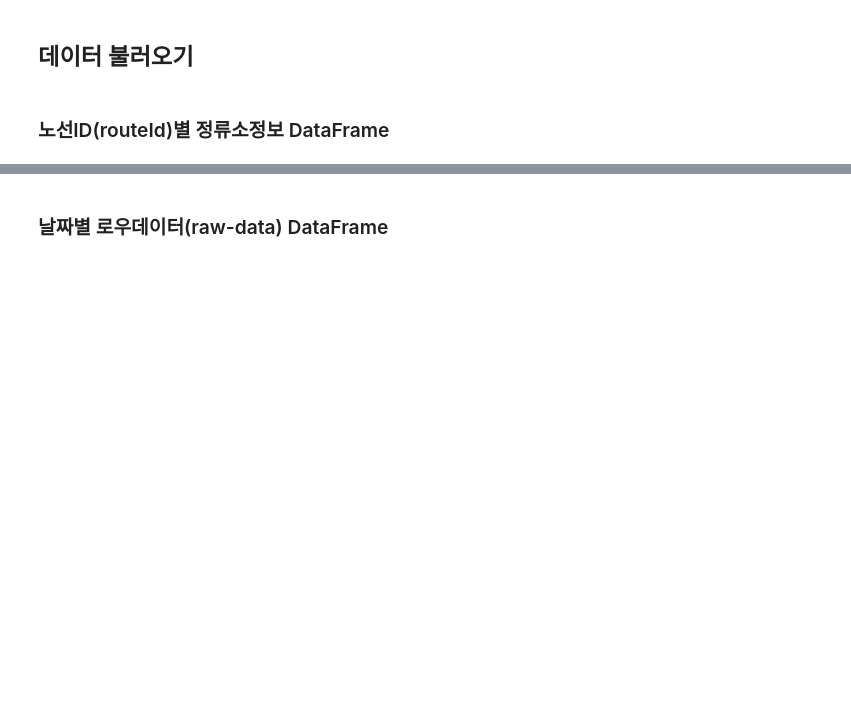
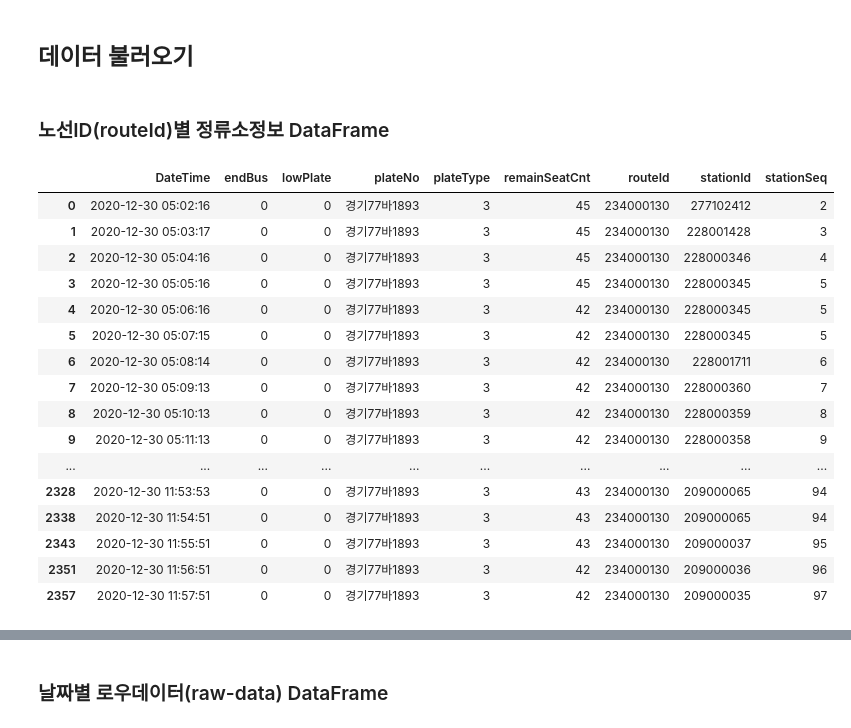
Before and after one commit to jongphago/Data-Structure-Project, a Jupyter notebook: BTTA_MakeTimeTable.ipynb, the cells around one changed output, grey strips where cells are left out. Drawn from its saved outputs; the diff is of its cells as text; code cells hidden in the pictures; blank space fills up the shorter version.

```diff
--- a/BTTA_MakeTimeTable.ipynb
+++ b/BTTA_MakeTimeTable.ipynb
@@ -323,0 +331,21 @@ rangeIndex = makeRangeIndex(station_df)
+# %%
+plateNo = "경기77바1893"
+_df[_df['plateNo']==plateNo].sort_values('DateTime')
+# %% [output]
+|  | DateTime | endBus | lowPlate | plateNo | plateType | remainSeatCnt | routeId | stationId | stationSeq |
+| 0 | 2020-12-30 05:02:16 | 0 | 0 | 경기77바1893 | 3 | 45 | 234000130 | 277102412 | 2 |
+| 1 | 2020-12-30 05:03:17 | 0 | 0 | 경기77바1893 | 3 | 45 | 234000130 | 228001428 | 3 |
+| 2 | 2020-12-30 05:04:16 | 0 | 0 | 경기77바1893 | 3 | 45 | 234000130 | 228000346 | 4 |
+| 3 | 2020-12-30 05:05:16 | 0 | 0 | 경기77바1893 | 3 | 45 | 234000130 | 228000345 | 5 |
+| 4 | 2020-12-30 05:06:16 | 0 | 0 | 경기77바1893 | 3 | 42 | 234000130 | 228000345 | 5 |
+| 5 | 2020-12-30 05:07:15 | 0 | 0 | 경기77바1893 | 3 | 42 | 234000130 | 228000345 | 5 |
+| 6 | 2020-12-30 05:08:14 | 0 | 0 | 경기77바1893 | 3 | 42 | 234000130 | 228001711 | 6 |
+| 7 | 2020-12-30 05:09:13 | 0 | 0 | 경기77바1893 | 3 | 42 | 234000130 | 228000360 | 7 |
+| 8 | 2020-12-30 05:10:13 | 0 | 0 | 경기77바1893 | 3 | 42 | 234000130 | 228000359 | 8 |
+| 9 | 2020-12-30 05:11:13 | 0 | 0 | 경기77바1893 | 3 | 42 | 234000130 | 228000358 | 9 |
+| ... | ... | ... | ... | ... | ... | ... | ... | ... | ... |
+| 2328 | 2020-12-30 11:53:53 | 0 | 0 | 경기77바1893 | 3 | 43 | 234000130 | 209000065 | 94 |
+| 2338 | 2020-12-30 11:54:51 | 0 | 0 | 경기77바1893 | 3 | 43 | 234000130 | 209000065 | 94 |
+| 2343 | 2020-12-30 11:55:51 | 0 | 0 | 경기77바1893 | 3 | 43 | 234000130 | 209000037 | 95 |
+| 2351 | 2020-12-30 11:56:51 | 0 | 0 | 경기77바1893 | 3 | 42 | 234000130 | 209000036 | 96 |
+| 2357 | 2020-12-30 11:57:51 | 0 | 0 | 경기77바1893 | 3 | 42 | 234000130 | 209000035 | 97 |
```
Also changed, not shown: parts of 22 cells of this notebook, 2 other files.
